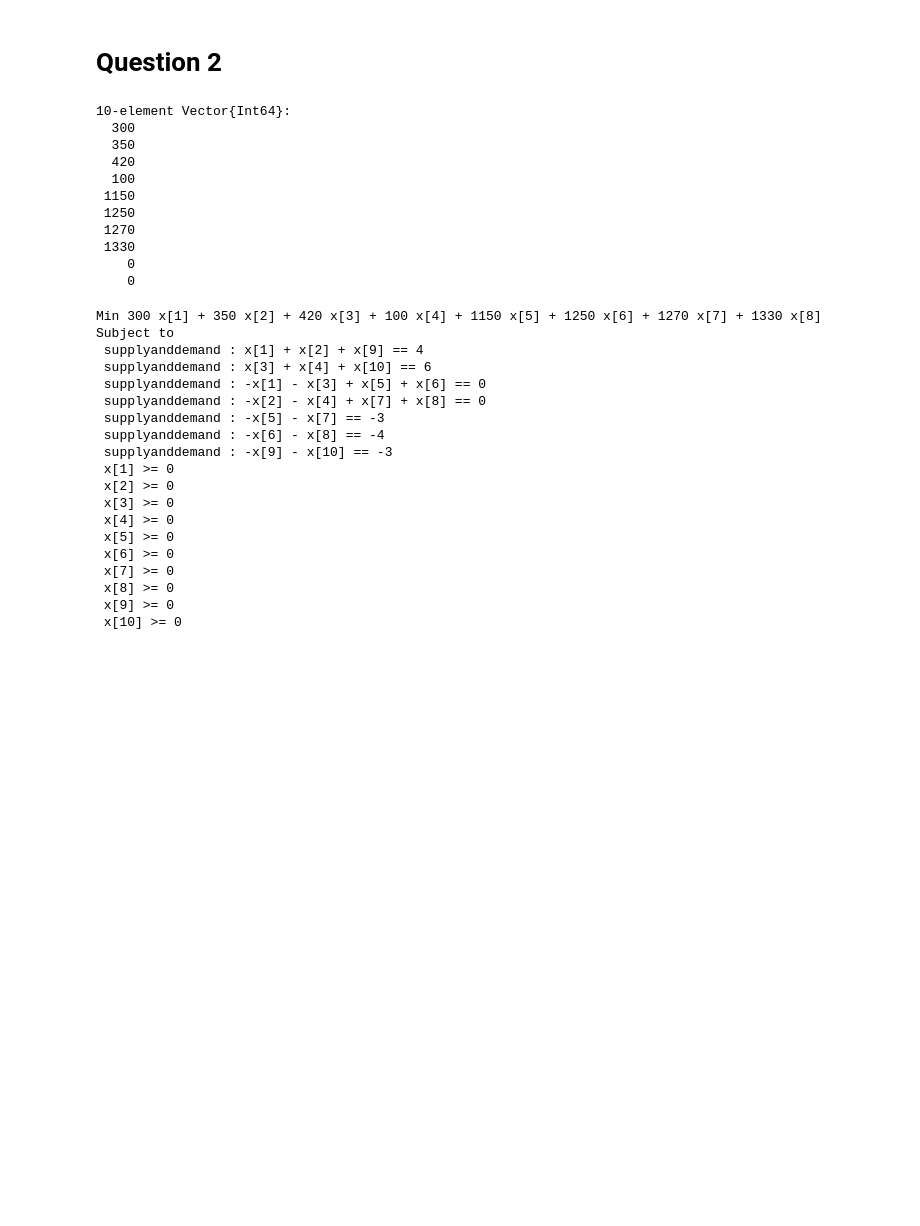
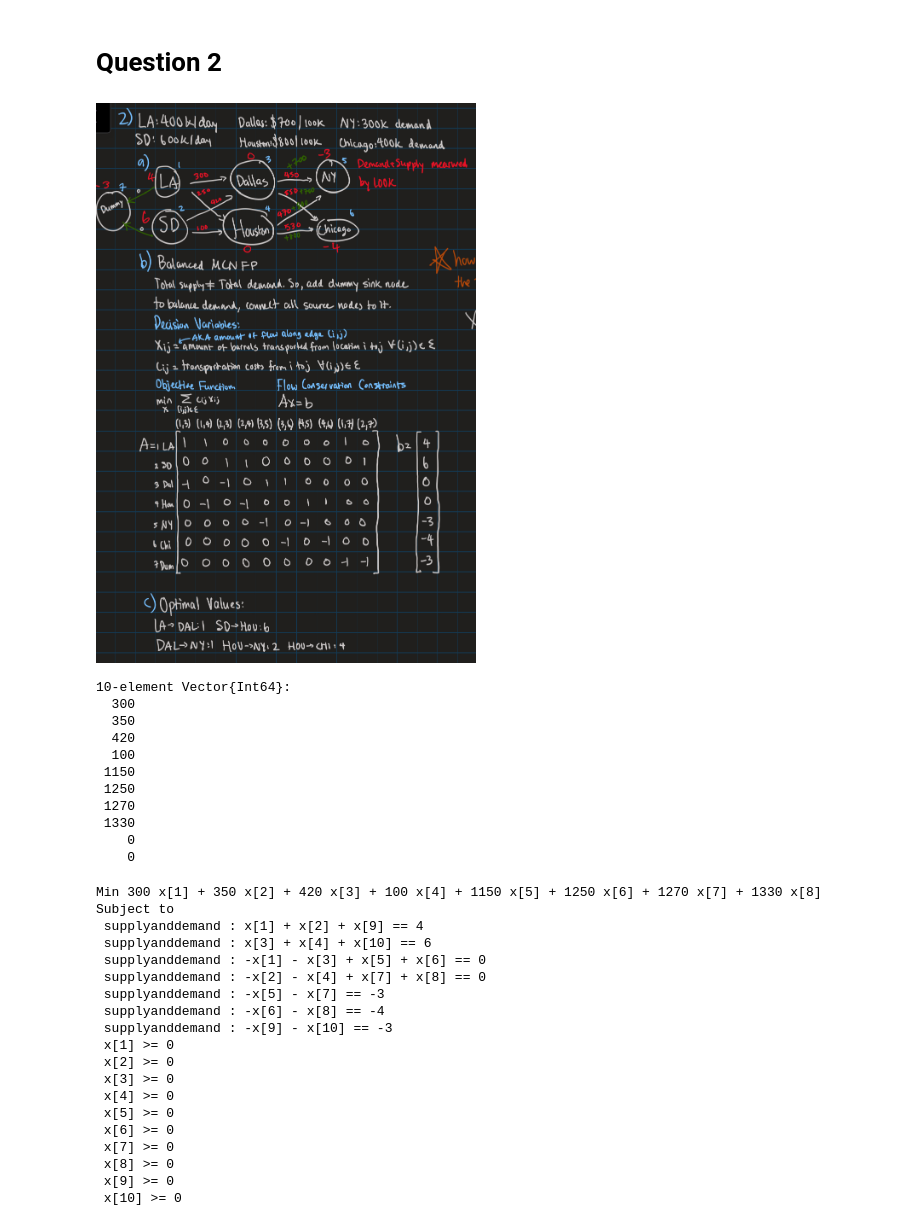
Before and after one commit to D123aniel/STOR-415, a Jupyter notebook: HW_4/comfycozy.ipynb, the cells around one changed output. Drawn from its saved outputs; the diff is of its cells as text; code cells hidden in the pictures; blank space fills up the shorter version.

```diff
--- a/HW_4/comfycozy.ipynb
+++ b/HW_4/comfycozy.ipynb
@@ -49,5 +87,9 @@ objective_value(cozy) = 5225.0
 # %% [markdown]
 # Question 2
+# %%
+display("image/png", read("imgs/HW 5.png"))
+# %% [output]
+[figure, added]
 # %%
 num_edges = 10
 
```
Also changed, not shown: parts of 15 cells of this notebook, 2 other files.
